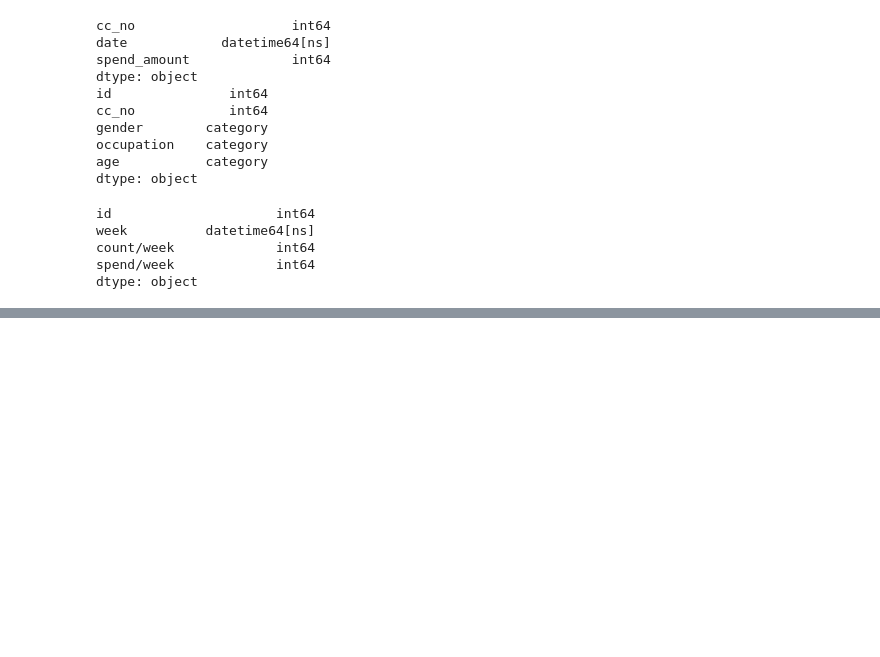
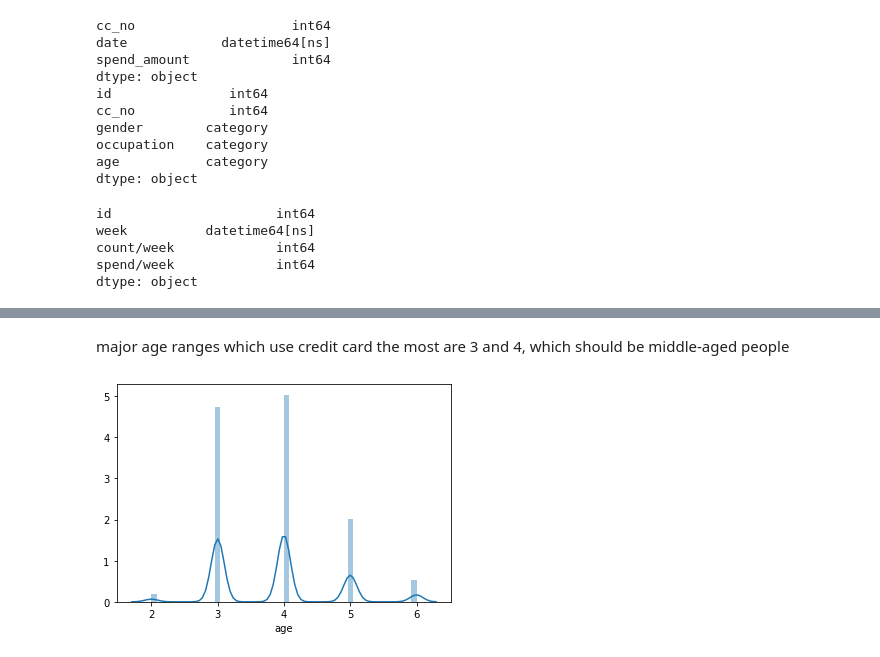
Before and after one commit to beam11221/Tech-Jam, a Jupyter notebook: Notebook.ipynb, the cells around one changed output, grey strips where cells are left out. Drawn from its saved outputs; the diff is of its cells as text; code cells hidden in the pictures; blank space fills up the shorter version.

```diff
--- a/Notebook.ipynb
+++ b/Notebook.ipynb
@@ -92,0 +138,6 @@ dtype: object
+# %% [markdown]
+major age ranges which use credit card the most are 3 and 4, which should be middle-aged people
+# %%
+p1=sb.distplot(data['age'])
+# %% [output]
+[figure, added]
```
Also changed, not shown: parts of 26 cells of this notebook.
